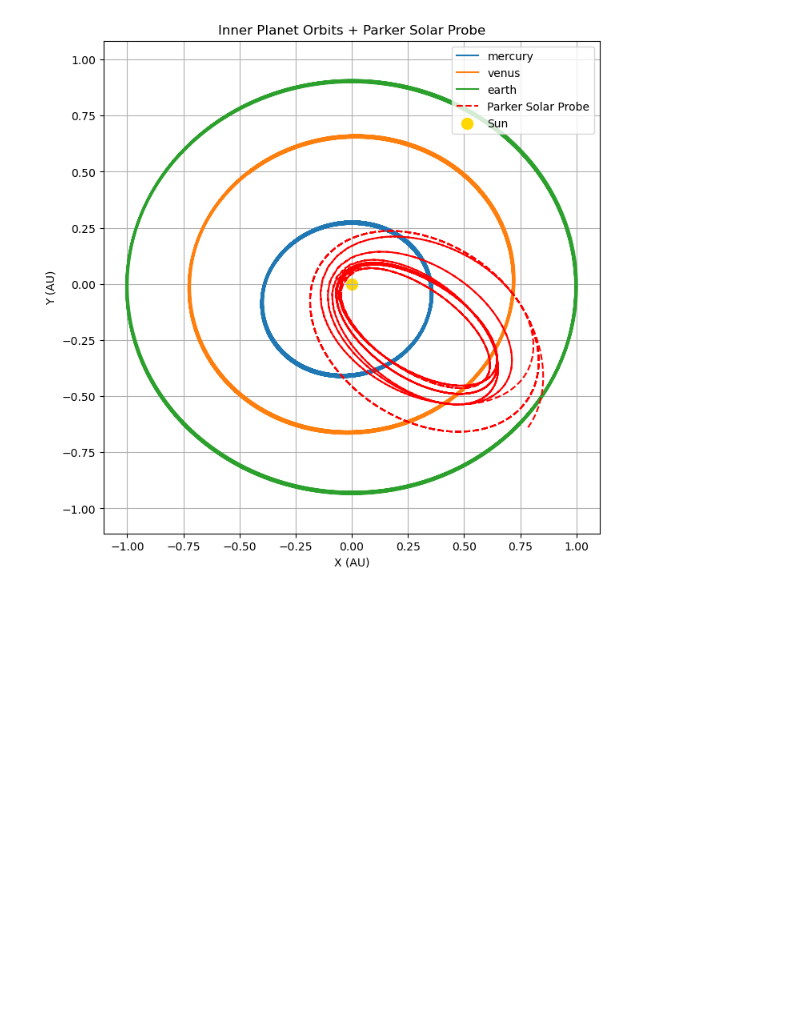
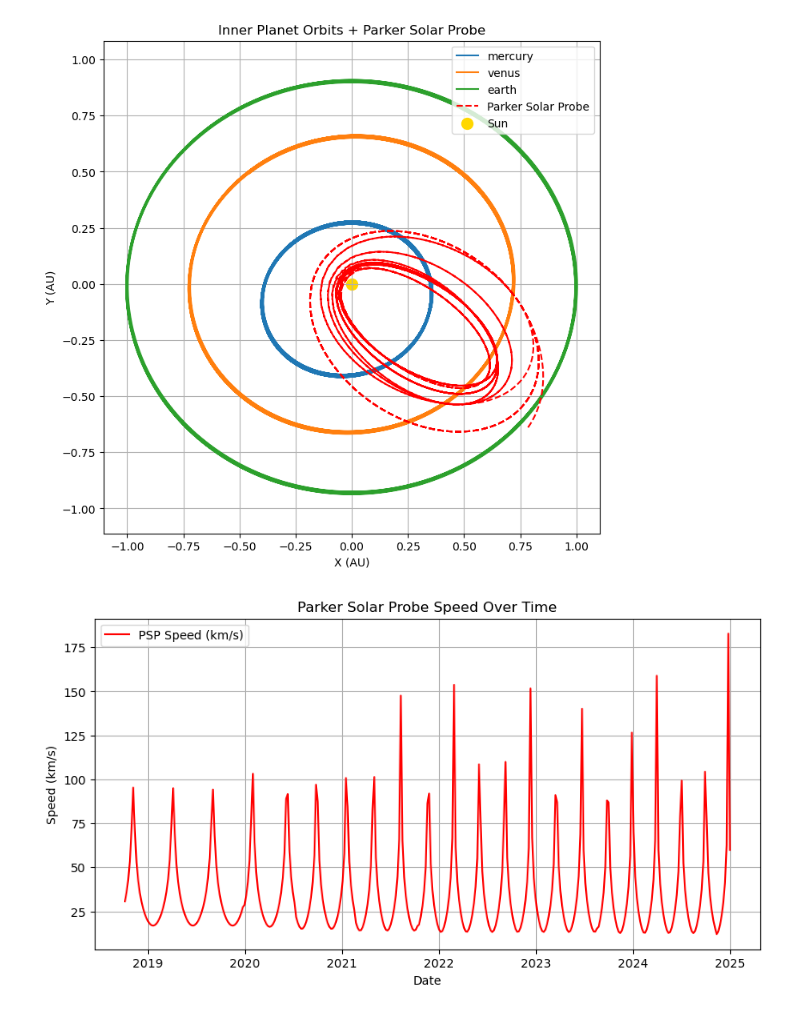
Before and after one commit to cgentemann/arty-stuff, a Jupyter notebook: psp_trajectory_data.ipynb, the cells around one changed output. Saved outputs shown, nothing was run; the diff lists cells and outputs as text; code cells hidden in the pictures; blank space fills up the shorter version.

Commit message:
add speed

```diff
--- a/psp_trajectory_data.ipynb
+++ b/psp_trajectory_data.ipynb
@@ -172,3 +172,44 @@ Missing data for 2019-12-27 00:00:00.000, skipping...
 Missing data for 2020-07-11 00:00:00.000, skipping...
 Missing data for 2021-02-21 00:00:00.000, skipping...
 [figure]
+# %%
+import spiceypy as spice
+import numpy as np
+import matplotlib.pyplot as plt
+
+# Load SPICE kernels (update paths accordingly)
+spice.furnsh("./../spice/naif0012.tls")  # Leapseconds kernel
+spice.furnsh("./../spice/spp_nom_20180812_20251001_v041_RO8.bsp")  # PSP trajectory kernel
+
+# Define time range (one year, daily intervals)
+start_date = "2018-10-06"
+end_date = "2024-12-31"
+et_start = spice.str2et(start_date)
+et_end = spice.str2et(end_date)
+ets = np.linspace(et_start, et_end, 365)  # 365 time steps
+
+# Get velocity vectors
+velocities = []
+dates = []
+
+for et in ets:
+    state, _ = spice.spkezr(targ="SPP", et=et, ref="ECLIPJ2000", abcorr="NONE", obs="SUN")  # PSP relative to Sun
+    velocity = state[3:]  # Extract velocity components (vx, vy, vz)
+    speed = np.linalg.norm(velocity)  # Compute speed magnitude in km/s
+    velocities.append(speed)
+    dates.append(spice.et2datetime(et))  # Convert ephemeris time to datetime
+
+# Plot speed over time
+plt.figure(figsize=(10, 5))
+plt.plot(dates, velocities, label="PSP Speed (km/s)", color="red")
+plt.xlabel("Date")
+plt.ylabel("Speed (km/s)")
+plt.title("Parker Solar Probe Speed Over Time")
+plt.legend()
+plt.grid()
+plt.show()
+
+# Unload kernels
+spice.kclear()
+# %% [output]
+[figure, added]
```
Also changed, not shown: parts of 2 cells of this notebook, 2 other files.
